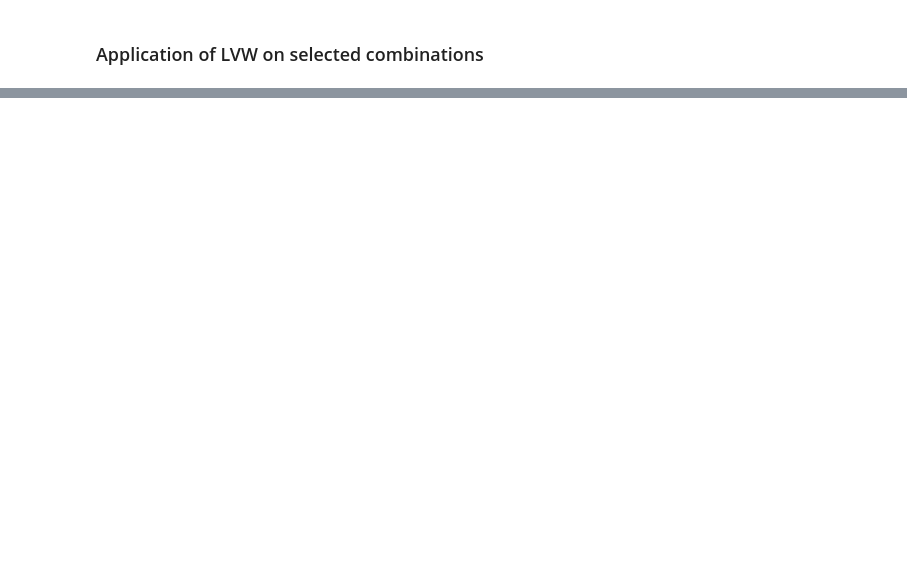
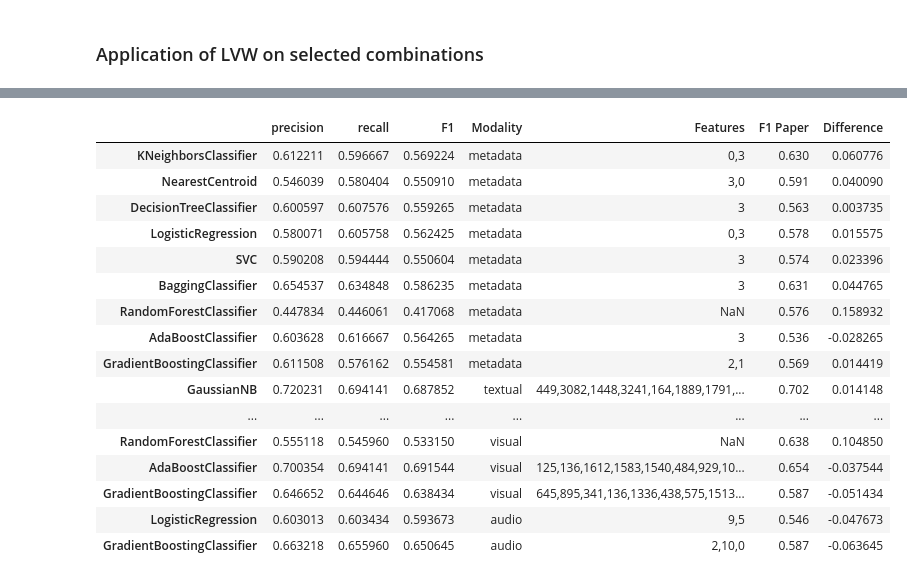
Before and after one commit to patrickFuerst/CoE_task, a Jupyter notebook: classifier_selection.ipynb, the cells around one changed output, grey strips where cells are left out. Drawn from its saved outputs; the diff is of its cells as text; code cells hidden in the pictures; blank space fills up the shorter version.

```diff
--- a/classifier_selection.ipynb
+++ b/classifier_selection.ipynb
@@ -778,7 +806,7 @@ def LVW(K, D_X, D_Y, model, output = True):
 
     size = D_X.columns.size
     if size == 1: # fix for dataframes with size 1
-        return calculate_metrics(model, D_X, D_Y)
+        return calculate_metrics(model, D_X, D_Y), [0]
 
     while k < K:
         S1 = randomSet(size)
@@ -796,7 +824,7 @@ def LVW(K, D_X, D_Y, model, output = True):
 
         k = k + 1
 
-    return metrics
+    return metrics, S
 # %% [markdown]
 ### Preparation of data
 # %% [markdown]
@@ -918,5 +980,5 @@ No information about seed and so on, just that in each run there are different s
 # %%
-K = 100 # max number of runs for finding better LVW combinations -> better results, longer runtime with higher K
+K = 150 # max number of runs for finding better LVW combinations -> better results, longer runtime with higher K
 df_final_results_lvw = pd.DataFrame()
 df_x = pd.DataFrame()
 df_y = pd.DataFrame()
@@ -948,18 +1010,23 @@ for index, row in df_r.iterrows():
 
     # Calculate and append LVW metrics
     metrics = pd.DataFrame()
-
+    S = []
     if getModelName(model) == "RandomForestClassifier":
         print("skipping random forest..")
         # evaluate random forest withot LVW since it already performs feature selection
+        random.seed(123)
         m = calculate_metrics(model(), df_x, df_y)
     else:
         # feature selection metrics
-        m = LVW(K, df_x, df_y, model(), False)
+        random.seed(123)
+        m, S = LVW(K, df_x, df_y, model(), False)
     print(m)
+    features = ','.join(map(str, S))
+    print(features)
     metrics[getModelName(model)] = m
     metrics = metrics.T
     metrics["Modality"] = row["Modality"]
+    metrics["Features"] = features
 
     df_final_results_lvw = df_final_results_lvw.append(metrics)
 # %% [output]
@@ -1030,0 +1188,32 @@ display(df_final_results_lvw)
+# %%
+F1_paper = [0.630, 0.591, 0.563, 0.578, 0.574, 0.631, 0.576, 0.536, 0.569, 0.702, 0.666, 0.707,
+            0.608, 0.535, 0.608, 0.580, 0.638, 0.654, 0.587, 0.546, 0.587]
+
+df_final_results_paper["F1 Paper"] = F1_paper
+df_final_results_paper["Difference"] =  df_final_results_paper["F1 Paper"] - df_final_results_paper["F1"]
+#df_final_results_paper
+
+# save final data frame
+df_final_results_paper.to_csv('./data/results_paper.csv', sep=';', encoding='utf-8')
+
+# Try out accessing data (saves time since recompiling takes long)
+test_read_paper = pd.read_csv('./data/results_paper.csv', sep=';', encoding='utf-8', header = 0, index_col = 0)
+test_read_paper
+# %% [output]
+|  | precision | recall | F1 | Modality | Features | F1 Paper | Difference |
+| KNeighborsClassifier | 0.612211 | 0.596667 | 0.569224 | metadata | 0,3 | 0.630 | 0.060776 |
+| NearestCentroid | 0.546039 | 0.580404 | 0.550910 | metadata | 3,0 | 0.591 | 0.040090 |
+| DecisionTreeClassifier | 0.600597 | 0.607576 | 0.559265 | metadata | 3 | 0.563 | 0.003735 |
+| LogisticRegression | 0.580071 | 0.605758 | 0.562425 | metadata | 0,3 | 0.578 | 0.015575 |
+| SVC | 0.590208 | 0.594444 | 0.550604 | metadata | 3 | 0.574 | 0.023396 |
+| BaggingClassifier | 0.654537 | 0.634848 | 0.586235 | metadata | 3 | 0.631 | 0.044765 |
+| RandomForestClassifier | 0.447834 | 0.446061 | 0.417068 | metadata | NaN | 0.576 | 0.158932 |
+| AdaBoostClassifier | 0.603628 | 0.616667 | 0.564265 | metadata | 3 | 0.536 | -0.028265 |
+| GradientBoostingClassifier | 0.611508 | 0.576162 | 0.554581 | metadata | 2,1 | 0.569 | 0.014419 |
+| GaussianNB | 0.720231 | 0.694141 | 0.687852 | textual | 449,3082,1448,3241,164,1889,1791,... | 0.702 | 0.014148 |
+| ... | ... | ... | ... | ... | ... | ... | ... |
+| RandomForestClassifier | 0.555118 | 0.545960 | 0.533150 | visual | NaN | 0.638 | 0.104850 |
+| AdaBoostClassifier | 0.700354 | 0.694141 | 0.691544 | visual | 125,136,1612,1583,1540,484,929,10... | 0.654 | -0.037544 |
+| GradientBoostingClassifier | 0.646652 | 0.644646 | 0.638434 | visual | 645,895,341,136,1336,438,575,1513... | 0.587 | -0.051434 |
+| LogisticRegression | 0.603013 | 0.603434 | 0.593673 | audio | 9,5 | 0.546 | -0.047673 |
+| GradientBoostingClassifier | 0.663218 | 0.655960 | 0.650645 | audio | 2,10,0 | 0.587 | -0.063645 |
```
Also changed, not shown: parts of 34 cells of this notebook, 2 other files.
